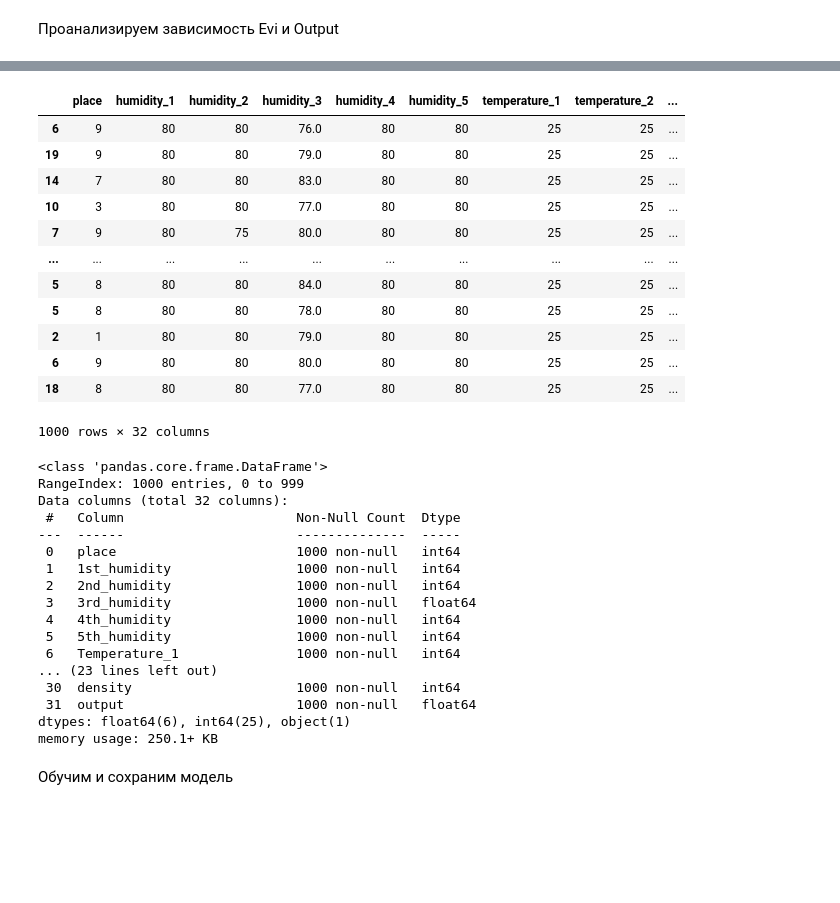
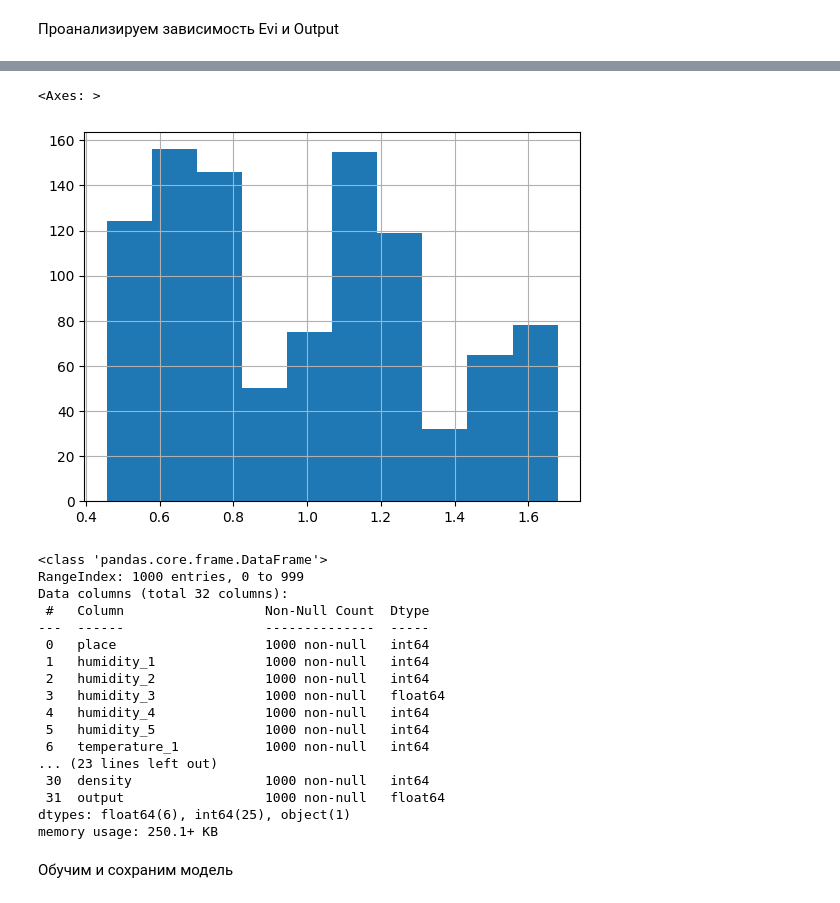
Before and after one commit to SayderG/HackWine, a Jupyter notebook: ML/Jupyter Notebooks/Chato_de_tale.ipynb, the cells around one changed output, grey strips where cells are left out. Drawn from its saved outputs; the diff is of its cells as text; code cells hidden in the pictures; blank space fills up the shorter version.

```diff
--- a/ML/Jupyter Notebooks/Chato_de_tale.ipynb
+++ b/ML/Jupyter Notebooks/Chato_de_tale.ipynb
@@ -353,43 +339,32 @@ bootstrapped_df['output'] = np.round(bootstrapped_df['output'] * multiplier)
 bootstrapped_df['humidity_3'] = np.round(bootstrapped_df['humidity_3'] * multiplier)
 bootstrapped_df['evi'] = bootstrapped_df['evi'] * multiplier
 # %%
-bootstrapped_df
+bootstrapped_df['output'].hist()
 # %% [output]
-|  | place | humidity_1 | humidity_2 | humidity_3 | humidity_4 | humidity_5 | temperature_1 | temperature_2 | ... |
-| 6 | 9 | 80 | 80 | 76.0 | 80 | 80 | 25 | 25 | ... |
-| 19 | 9 | 80 | 80 | 79.0 | 80 | 80 | 25 | 25 | ... |
-| 14 | 7 | 80 | 80 | 83.0 | 80 | 80 | 25 | 25 | ... |
-| 10 | 3 | 80 | 80 | 77.0 | 80 | 80 | 25 | 25 | ... |
-| 7 | 9 | 80 | 75 | 80.0 | 80 | 80 | 25 | 25 | ... |
-| ... | ... | ... | ... | ... | ... | ... | ... | ... | ... |
-| 5 | 8 | 80 | 80 | 84.0 | 80 | 80 | 25 | 25 | ... |
-| 5 | 8 | 80 | 80 | 78.0 | 80 | 80 | 25 | 25 | ... |
-| 2 | 1 | 80 | 80 | 79.0 | 80 | 80 | 25 | 25 | ... |
-| 6 | 9 | 80 | 80 | 80.0 | 80 | 80 | 25 | 25 | ... |
-| 18 | 8 | 80 | 80 | 77.0 | 80 | 80 | 25 | 25 | ... |
-1000 rows × 32 columns
+<Axes: >
+[figure, added]
 # %%
 bootstrapped_df.to_csv('training_data.csv',index = False)
 # %%
 df_ = pd.read_csv(f'training_data.csv')
 df_.info()
-df_['Fenophase'] = df_['Fenophase'].astype('category')
+df_['fenophase'] = df_['fenophase'].astype('category')
 # %% [output]
 <class 'pandas.core.frame.DataFrame'>
 RangeIndex: 1000 entries, 0 to 999
 Data columns (total 32 columns):
- #   Column                      Non-Null Count  Dtype
----  ------                      --------------  -----
- 0   place                       1000 non-null   int64
- 1   1st_humidity                1000 non-null   int64
- 2   2nd_humidity                1000 non-null   int64
- 3   3rd_humidity                1000 non-null   float64
- 4   4th_humidity                1000 non-null   int64
- 5   5th_humidity                1000 non-null   int64
- 6   Temperature_1               1000 non-null   int64
+ #   Column                  Non-Null Count  Dtype
+---  ------                  --------------  -----
+ 0   place                   1000 non-null   int64
+ 1   humidity_1              1000 non-null   int64
+ 2   humidity_2              1000 non-null   int64
+ 3   humidity_3              1000 non-null   float64
+ 4   humidity_4              1000 non-null   int64
+ 5   humidity_5              1000 non-null   int64
+ 6   temperature_1           1000 non-null   int64
 ... (23 lines left out)
- 30  density                     1000 non-null   int64
- 31  output                      1000 non-null   float64
+ 30  density                 1000 non-null   int64
+ 31  output                  1000 non-null   float64
 dtypes: float64(6), int64(25), object(1)
 memory usage: 250.1+ KB
 # %% [markdown]
```
Also changed, not shown: parts of 12 cells of this notebook, 6 other files.
